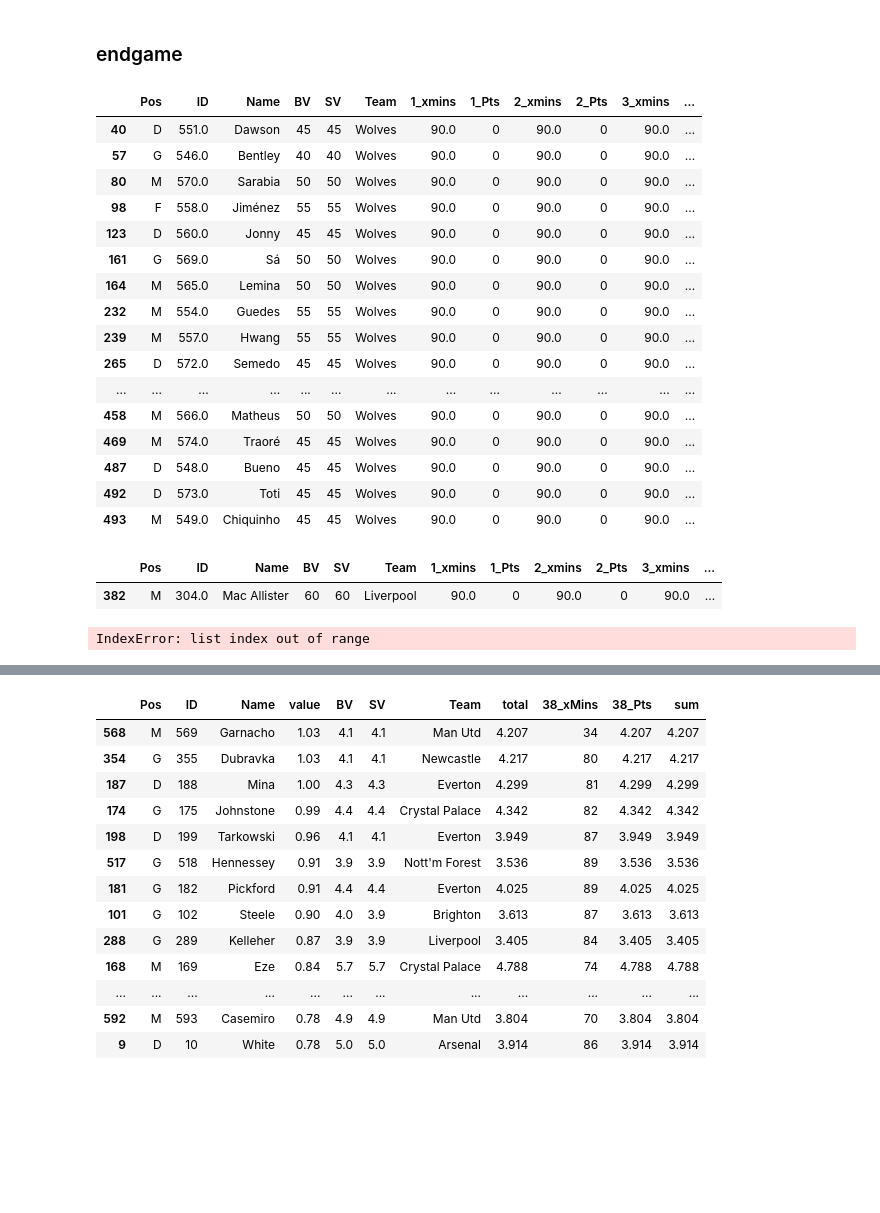
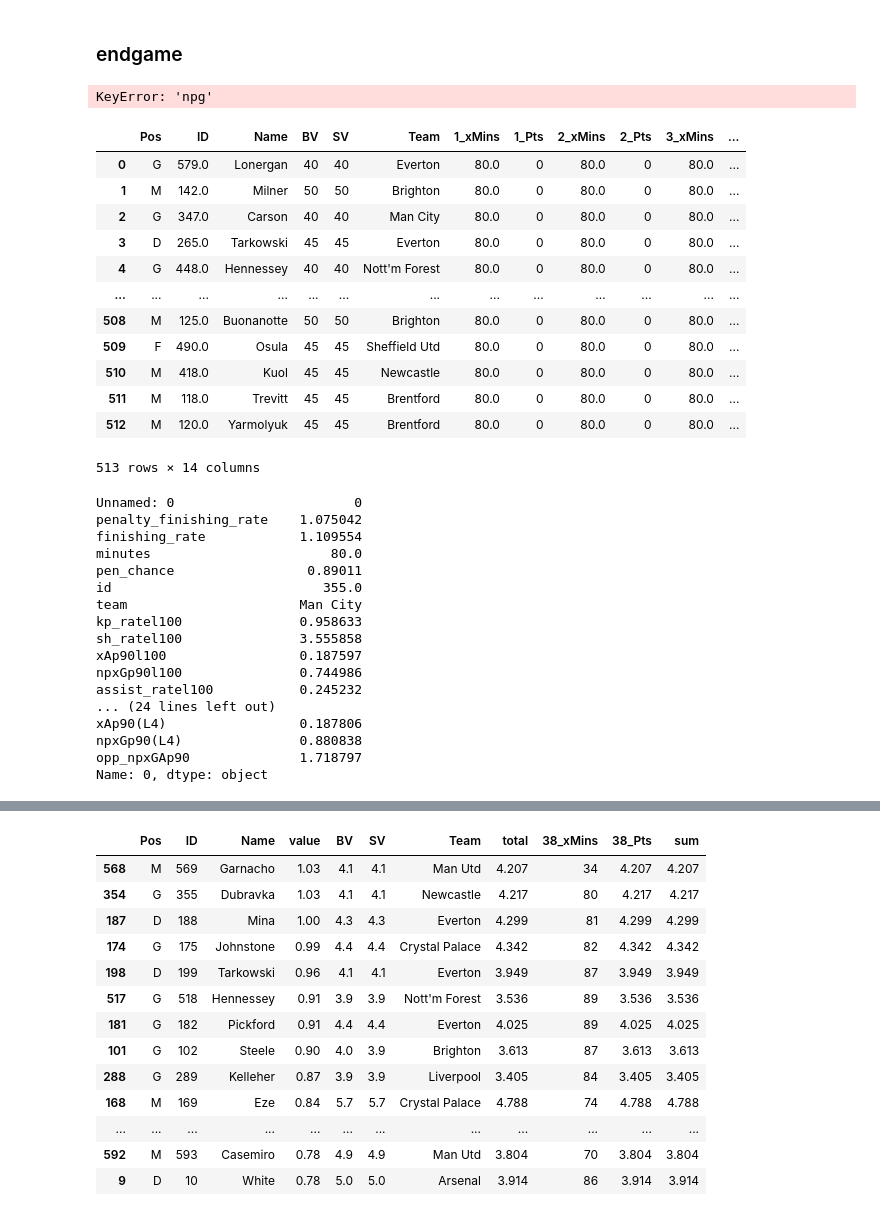
Before and after one commit to spiros26/FPL-Project, a Jupyter notebook: ev_creator/ALEX.ipynb, the cells around one changed output, grey strips where cells are left out. Saved outputs shown, nothing was run; the diff lists cells and outputs as text; code cells hidden in the pictures; blank space fills up the shorter version.

```diff
--- a/ev_creator/ALEX.ipynb
+++ b/ev_creator/ALEX.ipynb
@@ -940,43 +940,18 @@ for gw in gws:
     fpl_review[str(gw)+ '_Pts'] = [0] * review_detailed.shape[0]
 
 review_df = fpl_review
-# %%
-review_df[review_df['Team']=='Wolves']
-# %% [output]
-|  | Pos | ID | Name | BV | SV | Team | 1_xmins | 1_Pts | 2_xmins | 2_Pts | 3_xmins | ... |
-| 40 | D | 551.0 | Dawson | 45 | 45 | Wolves | 90.0 | 0 | 90.0 | 0 | 90.0 | ... |
-| 57 | G | 546.0 | Bentley | 40 | 40 | Wolves | 90.0 | 0 | 90.0 | 0 | 90.0 | ... |
-| 80 | M | 570.0 | Sarabia | 50 | 50 | Wolves | 90.0 | 0 | 90.0 | 0 | 90.0 | ... |
-| 98 | F | 558.0 | Jiménez | 55 | 55 | Wolves | 90.0 | 0 | 90.0 | 0 | 90.0 | ... |
-| 123 | D | 560.0 | Jonny | 45 | 45 | Wolves | 90.0 | 0 | 90.0 | 0 | 90.0 | ... |
-| 161 | G | 569.0 | Sá | 50 | 50 | Wolves | 90.0 | 0 | 90.0 | 0 | 90.0 | ... |
-| 164 | M | 565.0 | Lemina | 50 | 50 | Wolves | 90.0 | 0 | 90.0 | 0 | 90.0 | ... |
-| 232 | M | 554.0 | Guedes | 55 | 55 | Wolves | 90.0 | 0 | 90.0 | 0 | 90.0 | ... |
-| 239 | M | 557.0 | Hwang | 55 | 55 | Wolves | 90.0 | 0 | 90.0 | 0 | 90.0 | ... |
-| 265 | D | 572.0 | Semedo | 45 | 45 | Wolves | 90.0 | 0 | 90.0 | 0 | 90.0 | ... |
-| ... | ... | ... | ... | ... | ... | ... | ... | ... | ... | ... | ... | ... |
-| 458 | M | 566.0 | Matheus | 50 | 50 | Wolves | 90.0 | 0 | 90.0 | 0 | 90.0 | ... |
-| 469 | M | 574.0 | Traoré | 45 | 45 | Wolves | 90.0 | 0 | 90.0 | 0 | 90.0 | ... |
-| 487 | D | 548.0 | Bueno | 45 | 45 | Wolves | 90.0 | 0 | 90.0 | 0 | 90.0 | ... |
-| 492 | D | 573.0 | Toti | 45 | 45 | Wolves | 90.0 | 0 | 90.0 | 0 | 90.0 | ... |
-| 493 | M | 549.0 | Chiquinho | 45 | 45 | Wolves | 90.0 | 0 | 90.0 | 0 | 90.0 | ... |
-# %%
-review_df[review_df['Name']=='H']
-# %% [output]
-|  | Pos | ID | Name | BV | SV | Team | 1_xmins | 1_Pts | 2_xmins | 2_Pts | 3_xmins | ... |
-| 382 | M | 304.0 | Mac Allister | 60 | 60 | Liverpool | 90.0 | 0 | 90.0 | 0 | 90.0 | ... |
 # %%
 from modules.useful_functions2 import compute_analytical_ev
 import pandas as pd
 
 next_gw = 1
 gw_no_lim = 4
-horizon = 3
-review_horizon = 3
+horizon = 4
+review_horizon = 4
 season = '2023-24'
 data538_PATH = '../data/soccer-spi/spi_matches.csv'
 #review_df = pd.read_csv('../data/fplreview.csv')
-#review_df = review_df.loc[(review_df['ID']==318)|(review_df['ID']==303)|(review_df['ID']==319)]
+#review_df = review_df.loc[(review_df['ID']==500)|(review_df['ID']==516)|(review_df['ID']==504) |(review_df['ID']==246)|(review_df['ID']==253)|(review_df['ID']==259) | (review_df['ID']==19)|(review_df['ID']==8)|(review_df['ID']==6) | (review_df['ID']==355)|(review_df['ID']==359)|(review_df['ID']==343) | (review_df['ID']==373)|(review_df['ID']==396)|(review_df['ID']==390) | (review_df['ID']==308)|(review_df['ID']==304)|(review_df['ID']==296) ]
 #review_df = review_df.loc[(review_df['Team']=='Newcastle')].reset_index()
 #master_path = '../data/FPL-ID-Map/Master.csv'
 master_path = 'Master.csv'
@@ -984,7 +959,43 @@ master_path = 'Master.csv'
 
 an_ev_df = compute_analytical_ev(next_gw, horizon, review_horizon, season, review_df, review_detailed, players_raw, ids, master_path, data538_PATH, fixtures, teams, team_stats_dict, npgoals, assists, team_goals, bonus, saves, pens, gw_no_lim, seasons)
 # %% [output]
-IndexError: list index out of range
+KeyError: 'npg'
+# %%
+review_df
+# %% [output]
+|  | Pos | ID | Name | BV | SV | Team | 1_xMins | 1_Pts | 2_xMins | 2_Pts | 3_xMins | ... |
+| 0 | G | 579.0 | Lonergan | 40 | 40 | Everton | 80.0 | 0 | 80.0 | 0 | 80.0 | ... |
+| 1 | M | 142.0 | Milner | 50 | 50 | Brighton | 80.0 | 0 | 80.0 | 0 | 80.0 | ... |
+| 2 | G | 347.0 | Carson | 40 | 40 | Man City | 80.0 | 0 | 80.0 | 0 | 80.0 | ... |
+| 3 | D | 265.0 | Tarkowski | 45 | 45 | Everton | 80.0 | 0 | 80.0 | 0 | 80.0 | ... |
+| 4 | G | 448.0 | Hennessey | 40 | 40 | Nott'm Forest | 80.0 | 0 | 80.0 | 0 | 80.0 | ... |
+| ... | ... | ... | ... | ... | ... | ... | ... | ... | ... | ... | ... | ... |
+| 508 | M | 125.0 | Buonanotte | 50 | 50 | Brighton | 80.0 | 0 | 80.0 | 0 | 80.0 | ... |
+| 509 | F | 490.0 | Osula | 45 | 45 | Sheffield Utd | 80.0 | 0 | 80.0 | 0 | 80.0 | ... |
+| 510 | M | 418.0 | Kuol | 45 | 45 | Newcastle | 80.0 | 0 | 80.0 | 0 | 80.0 | ... |
+| 511 | M | 118.0 | Trevitt | 45 | 45 | Brentford | 80.0 | 0 | 80.0 | 0 | 80.0 | ... |
+| 512 | M | 120.0 | Yarmolyuk | 45 | 45 | Brentford | 80.0 | 0 | 80.0 | 0 | 80.0 | ... |
+513 rows × 14 columns
+# %%
+pd.read_csv('haaland.csv').loc[0]
+# %% [output]
+Unnamed: 0                       0
+penalty_finishing_rate    1.075042
+finishing_rate            1.109554
+minutes                       80.0
+pen_chance                 0.89011
+id                           355.0
+team                      Man City
+kp_ratel100               0.958633
+sh_ratel100               3.555858
+xAp90l100                 0.187597
+npxGp90l100               0.744986
+assist_ratel100           0.245232
+... (24 lines left out)
+xAp90(L4)                 0.187806
+npxGp90(L4)               0.880838
+opp_npxGAp90              1.718797
+Name: 0, dtype: object
 # %%
 from modules.useful_functions2 import filter_df
 
```
Also changed, not shown: parts of 3 cells of this notebook, 4 other files.
